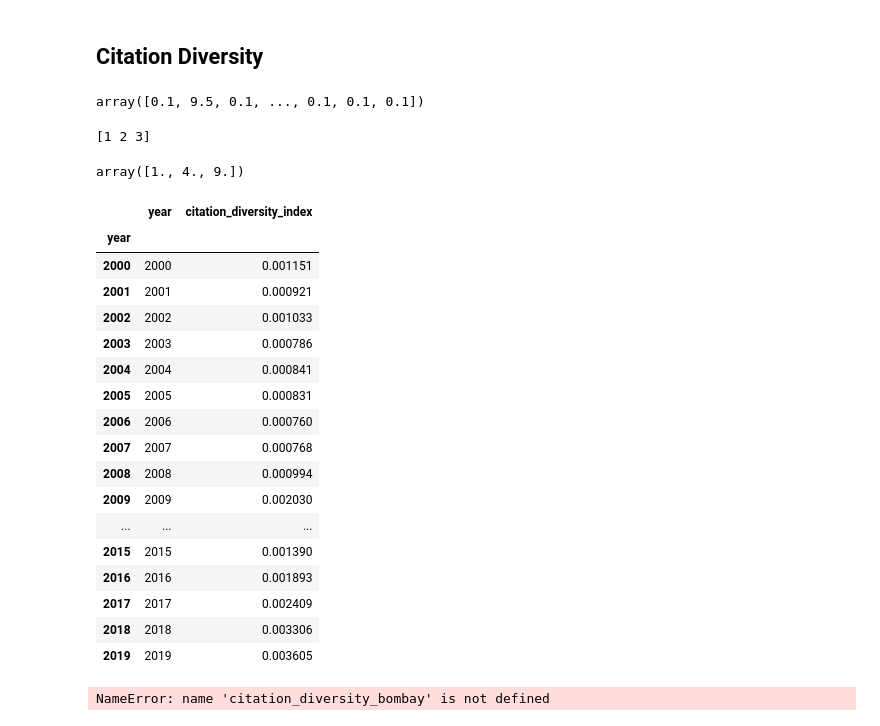
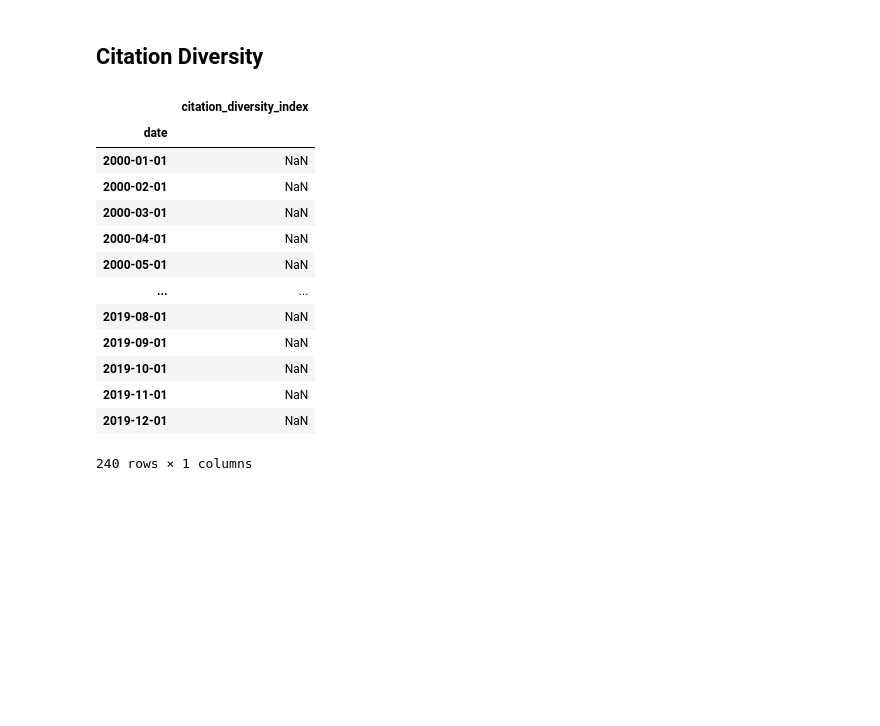
Before and after one commit to nixonpj/dime_ik, a Jupyter notebook: kanoon/kanoon_viz.ipynb, the cells around one changed output. Saved outputs shown, nothing was run; the diff lists cells and outputs as text; code cells hidden in the pictures; blank space fills up the shorter version.

Commit message:
a few charts ready. all 11 courts in df

```diff
--- a/kanoon/kanoon_viz.ipynb
+++ b/kanoon/kanoon_viz.ipynb
@@ -348,0 +131,8 @@ Text(0, 0.5, 'Total Number of Cases')
+# %%
+df = pd.read_pickle('df_11courts.pkl')
+# %%
+# print(df.shape)
+# print(df2.shape)
+# df = df.append(df2)
+df = df[df.court!='Gujarat High Court']
+print(df.shape)
@@ -415,53 +330,34 @@ sum(citation_counts.values())
 1137181
 # %% [markdown]
 ## Citation Diversity
-# %%
-np.array(list(citation_count_dict(df.loc[df.date.dt.year==2000,:]).values()))/10
-# %% [output]
-array([0.1, 9.5, 0.1, ..., 0.1, 0.1, 0.1])
-# %%
-a = [1,2,3]
-b = np.array(a)
-print(b)
-(b/1)*b
-# %% [output]
-[1 2 3]
-array([1., 4., 9.])
 # %%
-
 def citation_diversity(df):
     hhi_indices = []
     for year in range(2000, 2020):
-        citation_counts_year = list(citation_count_dict(df.loc[df.date.dt.year==year, :]).values())
-#         print('sum', citation_counts_year[:10], sum(citation_counts_year))
-        array_p_i = np.array(citation_counts_year)/sum(citation_counts_year)
-        hhi = array_p_i * array_p_i
-        hhi_indices.append(sum(hhi))
-    return pd.DataFrame({'year': list(range(2000,2020)), 'citation_diversity_index': hhi_indices})
+        for month in range(1,13):
+            citation_counts_year = list(hp.citation_count_dict(df.loc[(df.date.dt.year==year)&(df.date.dt.month==month), :]).values())
+#             print((sorted(citation_counts_year, reverse=True)[:10]), sum(citation_counts_year))
+            array_p_i = np.array(citation_counts_year)/sum(citation_counts_year)
+            hhi = array_p_i * array_p_i * 10000
+            hhi_indices.append(sum(hhi))
+    return pd.DataFrame({'date': pd.date_range(start='2000/1/1', end='2019/12/1', freq='MS'), 'citation_diversity_index': hhi_indices})
 
 citation_diversity_bombay = citation_diversity(df.loc[df.court=='Bombay High Court', :])
-citation_diversity_bombay.index = (citation_diversity_bombay.year)
+citation_diversity_bombay.set_index('date', inplace=True)
+citation_diversity_bombay = citation_diversity_bombay.rolling(12, center=True).mean()
 citation_diversity_bombay
 # %% [output]
-|  | year | citation_diversity_index |
-| year |  |  |
-| 2000 | 2000 | 0.001151 |
-| 2001 | 2001 | 0.000921 |
-| 2002 | 2002 | 0.001033 |
-| 2003 | 2003 | 0.000786 |
-| 2004 | 2004 | 0.000841 |
-| 2005 | 2005 | 0.000831 |
-| 2006 | 2006 | 0.000760 |
-| 2007 | 2007 | 0.000768 |
-| 2008 | 2008 | 0.000994 |
-| 2009 | 2009 | 0.002030 |
-| ... | ... | ... |
-| 2015 | 2015 | 0.001390 |
-| 2016 | 2016 | 0.001893 |
-| 2017 | 2017 | 0.002409 |
-| 2018 | 2018 | 0.003306 |
-| 2019 | 2019 | 0.003605 |
+|  | citation_diversity_index |
+| date |  |
+| 2000-01-01 | NaN |
+| 2000-02-01 | NaN |
+| 2000-03-01 | NaN |
+| 2000-04-01 | NaN |
+| 2000-05-01 | NaN |
+| ... | ... |
+| 2019-08-01 | NaN |
+| 2019-09-01 | NaN |
+| 2019-10-01 | NaN |
+| 2019-11-01 | NaN |
+| 2019-12-01 | NaN |
+240 rows × 1 columns
-# %%
-citation_diversity_bombay.plot(x='year', y='citation_diversity_index', figsize=(20,18))
-# %% [output]
-NameError: name 'citation_diversity_bombay' is not defined
```
Also changed, not shown: parts of 41 cells of this notebook, 3 other files.
